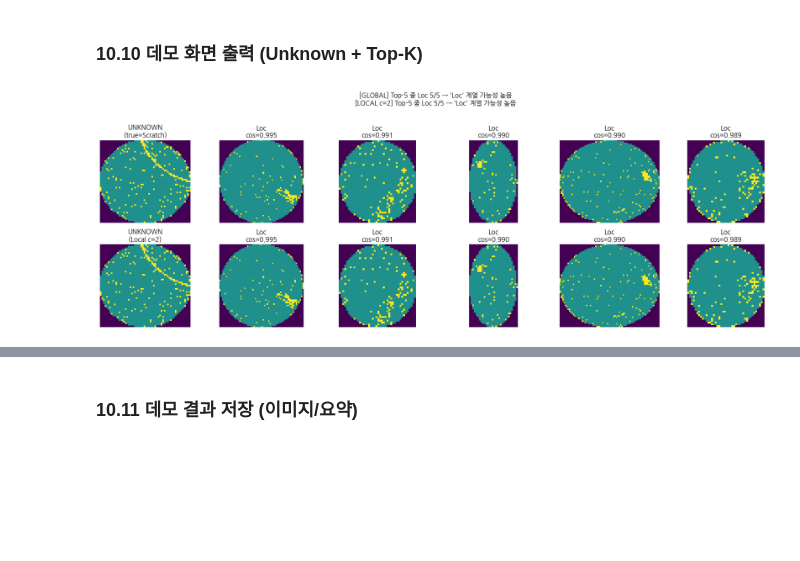
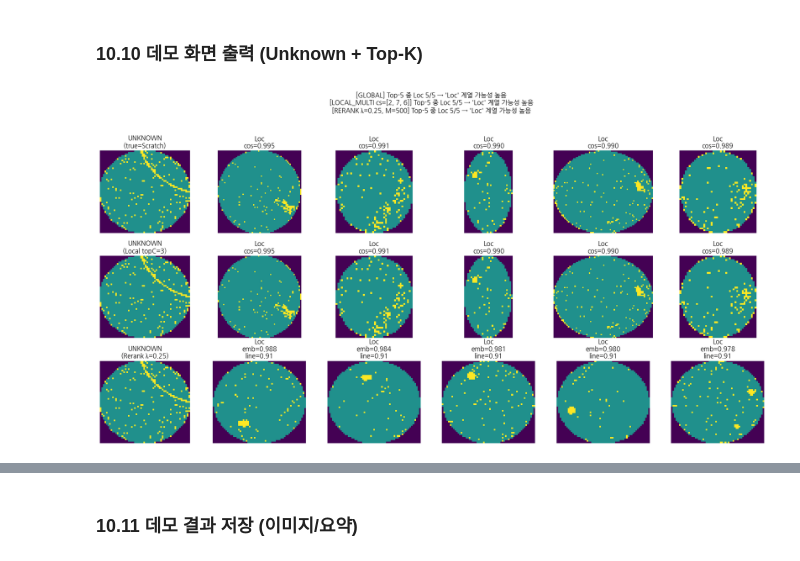
Before and after one commit to Think-Virus/WMI_Wafer_DefectPattern_Detection_AnomalyAnalysis, a Jupyter notebook: WMI_Wafer_DefectPattern_Detection_AnomalyAnalysis.ipynb, the cells around one changed output, grey strips where cells are left out. Drawn from its saved outputs; the diff is of its cells as text; code cells hidden in the pictures; blank space fills up the shorter version.

Commit message:
Result of Option A post-processing: local-family subclustering + local Top-K retrieval

```diff
--- a/WMI_Wafer_DefectPattern_Detection_AnomalyAnalysis.ipynb
+++ b/WMI_Wafer_DefectPattern_Detection_AnomalyAnalysis.ipynb
@@ -1476,6 +1395,25 @@ def local_cluster_topk(unk_i, k=5):
     top = np.argsort(-sims)[:k]
     ref_idx = local_ref_emb_idx[pos[top]]  # ref_emb/ref_n 기준 인덱스로 변환
     return c_id, ref_idx, sims[top]
+
+def local_cluster_topk_multi(unk_i, k=5, topC=3):
+    """
+    centroid 상위 topC개 클러스터를 풀링해서 Top-K 검색
+    return:
+      top_cs: 선택된 클러스터 id 리스트
+      ref_idx: ref_emb 기준 topk 인덱스 (k,)
+      sims: cosine sim (k,)
+    """
+    u = unk_n[unk_i]
+    sim_c = centroids @ u
+    top_cs = np.argsort(-sim_c)[:topC].tolist()
+
+    pos_all = np.concatenate([cluster_to_pos[c] for c in top_cs])
+    sims = local_ref_n[pos_all] @ u
+    top = np.argsort(-sims)[:k]
+
+    ref_idx = local_ref_emb_idx[pos_all[top]]
+    return top_cs, ref_idx, sims[top]
 # %% [output]
 LOCAL_LABELS: ['Loc', 'Edge-Loc'] LOCAL_IDS: [3, 1]
 local_ref_n: (3000, 512)
@@ -1613,55 +1727,71 @@ def triage_summary(unk_i, K=5):
 # %%
 import matplotlib.pyplot as plt
 
-def show_triage_case(unk_i, K=5, show_local=True):
+def show_triage_case_3way(unk_i, K=5, topC=3, lam=0.25, M=500):
     unk_row = _unk_row_by_embidx(unk_i)
     unk_wm = unk_row["waferMap"]
     true_label = unk_row["label"] if "label" in unk_row else "unknown"
 
-    # (1) Global Top-K
+    # (1) Global
     g_ref_idx = topk_idx[unk_i][:K]
     g_ref_sim = topk_sim[unk_i][:K]
     _, g_msg = triage_summary_from_refidx(g_ref_idx, K)
 
-    # (2) Local-cluster Top-K (Option A)
-    if show_local:
-        c_id, l_ref_idx, l_ref_sim = local_cluster_topk(unk_i, k=K)
-        _, l_msg = triage_summary_from_refidx(l_ref_idx, K)
-    else:
-        c_id, l_ref_idx, l_ref_sim, l_msg = None, None, None, ""
+    # (2) Local multi-cluster pooling
+    top_cs, lm_ref_idx, lm_ref_sim = local_cluster_topk_multi(unk_i, k=K, topC=topC)
+    _, lm_msg = triage_summary_from_refidx(lm_ref_idx, K)
 
-    rows = 2 if show_local else 1
+    # (3) Rerank (local-family Top-M -> line rerank)
+    rr_ref_idx, rr_emb_sim, rr_feat_sim = rerank_topK(unk_i, M=M, K=K, lam=lam)
+    _, rr_msg = triage_summary_from_refidx(rr_ref_idx, K)
+
+    rows = 3
     plt.figure(figsize=(3*(K+1), 3*rows))
 
-    # row 1: global
+    # ----- Row 1: Global -----
     plt.subplot(rows, K+1, 1)
     plt.imshow(unk_wm); plt.axis("off")
     plt.title(f"UNKNOWN\n(true={true_label})")
 
     for j in range(K):
         rrow = _ref_row_by_embidx(g_ref_idx[j])
         plt.subplot(rows, K+1, j+2)
         plt.imshow(rrow["waferMap"]); plt.axis("off")
         plt.title(f"{rrow['label']}\ncos={g_ref_sim[j]:.3f}")
 
-    # row 2: local
-    if show_local:
-        plt.subplot(rows, K+1, (K+1)+1)
-        plt.imshow(unk_wm); plt.axis("off")
-        plt.title(f"UNKNOWN\n(Local c={c_id})")
+    # ----- Row 2: Local multi -----
+    plt.subplot(rows, K+1, (K+1)+1)
+    plt.imshow(unk_wm); plt.axis("off")
+    plt.title(f"UNKNOWN\n(Local topC={topC})")
 
-        for j in range(K):
-            rrow = _ref_row_by_embidx(l_ref_idx[j])
-            plt.subplot(rows, K+1, (K+1)+j+2)
-            plt.imshow(rrow["waferMap"]); plt.axis("off")
-            plt.title(f"{rrow['label']}\ncos={l_ref_sim[j]:.3f}")
+    for j in range(K):
+        rrow = _ref_row_by_embidx(lm_ref_idx[j])
+        plt.subplot(rows, K+1, (K+1)+j+2)
+        plt.imshow(rrow["waferMap"]); plt.axis("off")
+        plt.title(f"{rrow['label']}\ncos={lm_ref_sim[j]:.3f}")
 
-    plt.suptitle(f"[GLOBAL] {g_msg}" + (f"\n[LOCAL c={c_id}] {l_msg}" if show_local else ""), y=1.03, fontsize=12)
+    # ----- Row 3: Rerank -----
+    plt.subplot(rows, K+1, 2*(K+1)+1)
+    plt.imshow(unk_wm); plt.axis("off")
+    plt.title(f"UNKNOWN\n(Rerank λ={lam})")
+
+    for j in range(K):
+        rrow = _ref_row_by_embidx(rr_ref_idx[j])
+        plt.subplot(rows, K+1, 2*(K+1)+j+2)
+        plt.imshow(rrow["waferMap"]); plt.axis("off")
+        plt.title(f"{rrow['label']}\nemb={rr_emb_sim[j]:.3f}\nline={rr_feat_sim[j]:.2f}")
+
+    plt.suptitle(
+        f"[GLOBAL] {g_msg}\n"
+        f"[LOCAL_MULTI cs={top_cs}] {lm_msg}\n"
+        f"[RERANK λ={lam}, M={M}] {rr_msg}",
+        y=1.03, fontsize=12
+    )
     plt.tight_layout()
     plt.show()
 
-# 예시 3개 확인
+# 예시 실행 (원하는 unk index로 바꿔서 보기)
 for i in [0, 1, 2]:
-    show_triage_case(i, K=5, show_local=True)
+    show_triage_case_3way(i, K=5, topC=3, lam=0.25, M=500)
 # %% [output]
-[figure, old version]
+[figure, new version]
```
Also changed, not shown: parts of 38 cells of this notebook.
